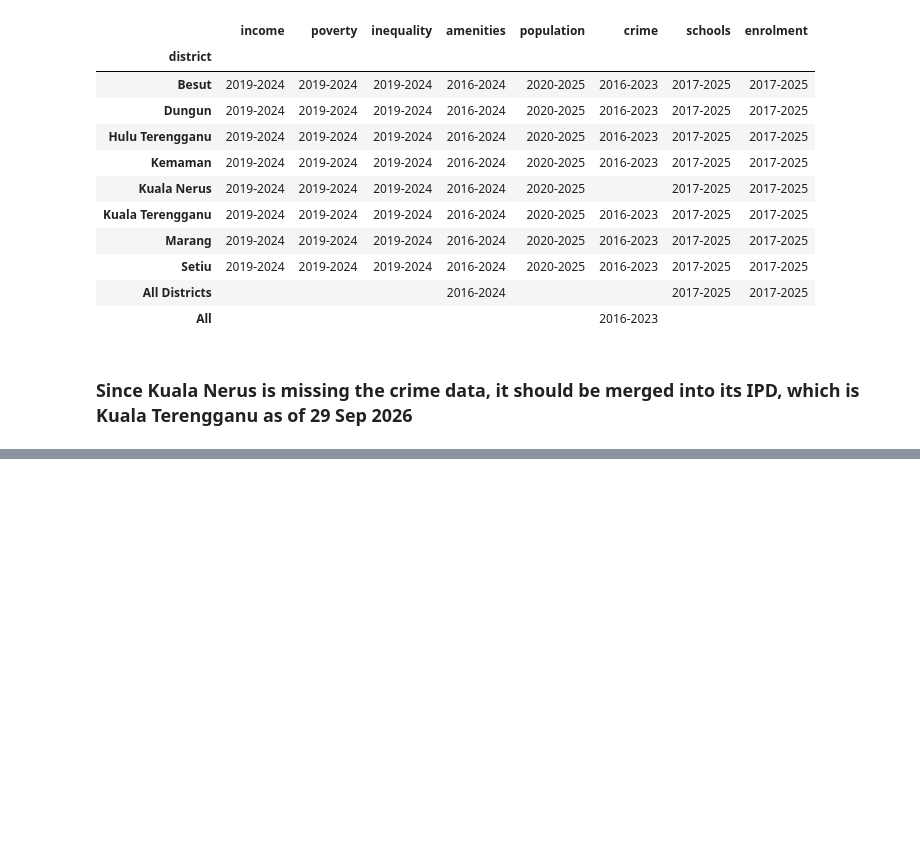
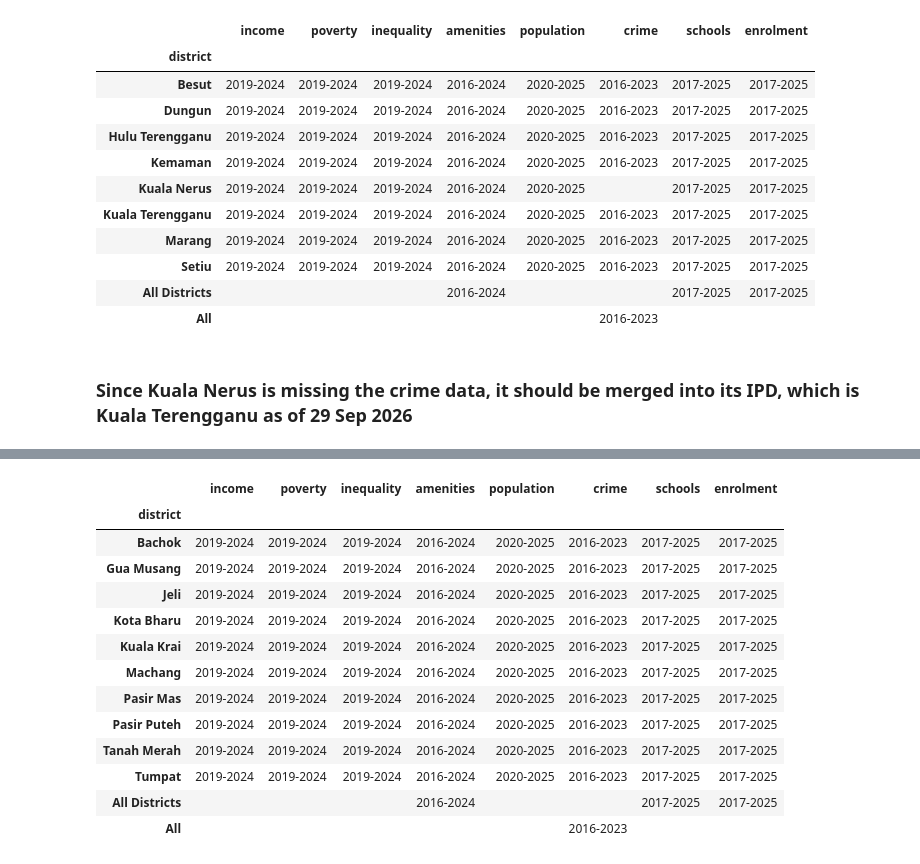
Before and after one commit to rumned/fc-CU5-capstone-project, a Jupyter notebook: previous/project.ipynb, the cells around one changed output, grey strips where cells are left out. Cells and saved outputs as stored; diff of their text form; code cells hidden in the pictures; blank space fills up the shorter version.

```diff
--- a/project.ipynb
+++ b/previous/project.ipynb
@@ -919,2 +1027,12 @@ yrs_w_data.loc['Terengganu']
 # %%
-# concat['state'].unique()
+# states = ['Johor', 'Kedah', 'Kelantan', 'Malaysia',
+#           'Melaka', 'Negeri Sembilan', 'Pahang', 'Perak', 'Perlis',
+#           'Pulau Pinang', 'Sabah', 'Sarawak', 'Selangor',
+#           'Terengganu', 'W.P. Kuala Lumpur', 'W.P. Labuan', 'W.P. Putrajaya'],
+cols = []
+for name, d in dfs.items():
+    g = d.assign(year=d['date'].str[:4]).groupby(['state', 'district'])['year'].agg(['min', 'max'])
+    cols.append((g['min'] + '-' + g['max']).rename(name))
+
+yrs_w_data = pd.concat(cols, axis=1).fillna('')
+yrs_w_data.loc['Johor']
@@ -920,0 +1054,12 @@ yrs_w_data.loc['Terengganu']
+# %%
+# 'Kedah', 'Kelantan', 'Malaysia',
+#           'Melaka', 'Negeri Sembilan', 'Pahang', 'Perak', 'Perlis',
+#           'Pulau Pinang', 'Sabah', 'Sarawak', 'Selangor',
+#           'Terengganu', 'W.P. Kuala Lumpur', 'W.P. Labuan', 'W.P. Putrajaya'],
+cols = []
+for name, d in dfs.items():
+    g = d.assign(year=d['date'].str[:4]).groupby(['state', 'district'])['year'].agg(['min', 'max'])
+    cols.append((g['min'] + '-' + g['max']).rename(name))
+
+yrs_w_data = pd.concat(cols, axis=1).fillna('')
+yrs_w_data.loc['Kedah']
@@ -920,0 +1080,27 @@ yrs_w_data.loc['Terengganu']
+# %%
+# ''Kelantan', 'Malaysia',
+#           'Melaka', 'Negeri Sembilan', 'Pahang', 'Perak', 'Perlis',
+#           'Pulau Pinang', 'Sabah', 'Sarawak', 'Selangor',
+#           'Terengganu', 'W.P. Kuala Lumpur', 'W.P. Labuan', 'W.P. Putrajaya'],
+cols = []
+for name, d in dfs.items():
+    g = d.assign(year=d['date'].str[:4]).groupby(['state', 'district'])['year'].agg(['min', 'max'])
+    cols.append((g['min'] + '-' + g['max']).rename(name))
+
+yrs_w_data = pd.concat(cols, axis=1).fillna('')
+yrs_w_data.loc['Kelantan']
+# %% [output]
+|  | income | poverty | inequality | amenities | population | crime | schools | enrolment |
+| district |  |  |  |  |  |  |  |  |
+| Bachok | 2019-2024 | 2019-2024 | 2019-2024 | 2016-2024 | 2020-2025 | 2016-2023 | 2017-2025 | 2017-2025 |
+| Gua Musang | 2019-2024 | 2019-2024 | 2019-2024 | 2016-2024 | 2020-2025 | 2016-2023 | 2017-2025 | 2017-2025 |
+| Jeli | 2019-2024 | 2019-2024 | 2019-2024 | 2016-2024 | 2020-2025 | 2016-2023 | 2017-2025 | 2017-2025 |
+| Kota Bharu | 2019-2024 | 2019-2024 | 2019-2024 | 2016-2024 | 2020-2025 | 2016-2023 | 2017-2025 | 2017-2025 |
+| Kuala Krai | 2019-2024 | 2019-2024 | 2019-2024 | 2016-2024 | 2020-2025 | 2016-2023 | 2017-2025 | 2017-2025 |
+| Machang | 2019-2024 | 2019-2024 | 2019-2024 | 2016-2024 | 2020-2025 | 2016-2023 | 2017-2025 | 2017-2025 |
+| Pasir Mas | 2019-2024 | 2019-2024 | 2019-2024 | 2016-2024 | 2020-2025 | 2016-2023 | 2017-2025 | 2017-2025 |
+| Pasir Puteh | 2019-2024 | 2019-2024 | 2019-2024 | 2016-2024 | 2020-2025 | 2016-2023 | 2017-2025 | 2017-2025 |
+| Tanah Merah | 2019-2024 | 2019-2024 | 2019-2024 | 2016-2024 | 2020-2025 | 2016-2023 | 2017-2025 | 2017-2025 |
+| Tumpat | 2019-2024 | 2019-2024 | 2019-2024 | 2016-2024 | 2020-2025 | 2016-2023 | 2017-2025 | 2017-2025 |
+| All Districts |  |  |  | 2016-2024 |  |  | 2017-2025 | 2017-2025 |
+| All |  |  |  |  |  | 2016-2023 |  |  |
```
Also changed, not shown: parts of 22 cells of this notebook, 9 other files.
